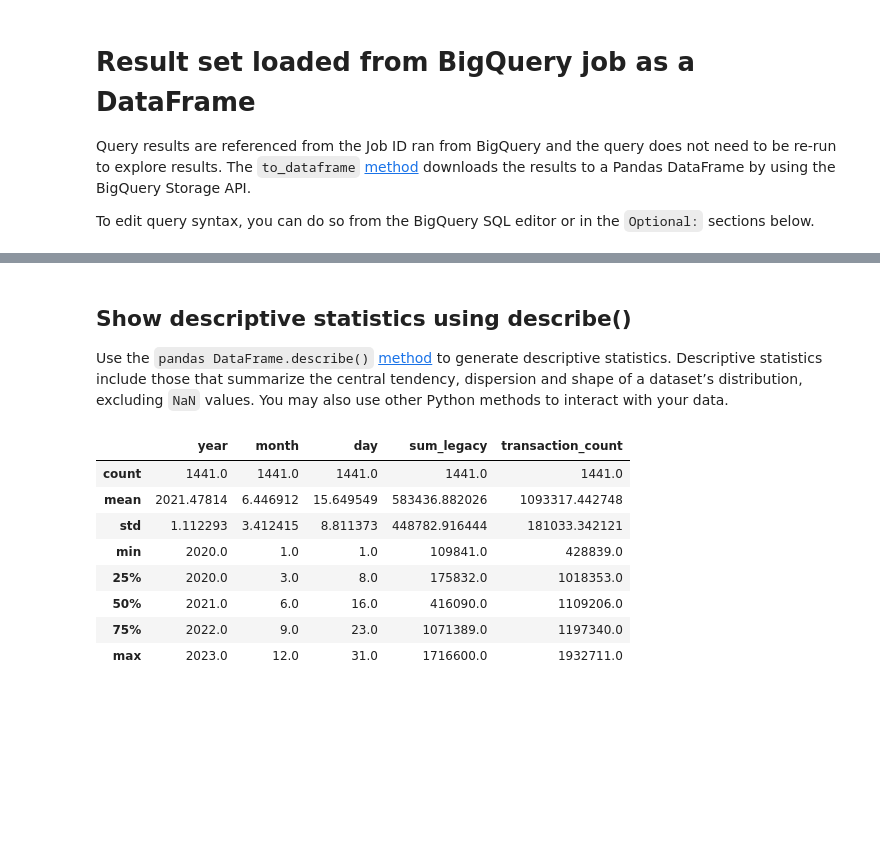
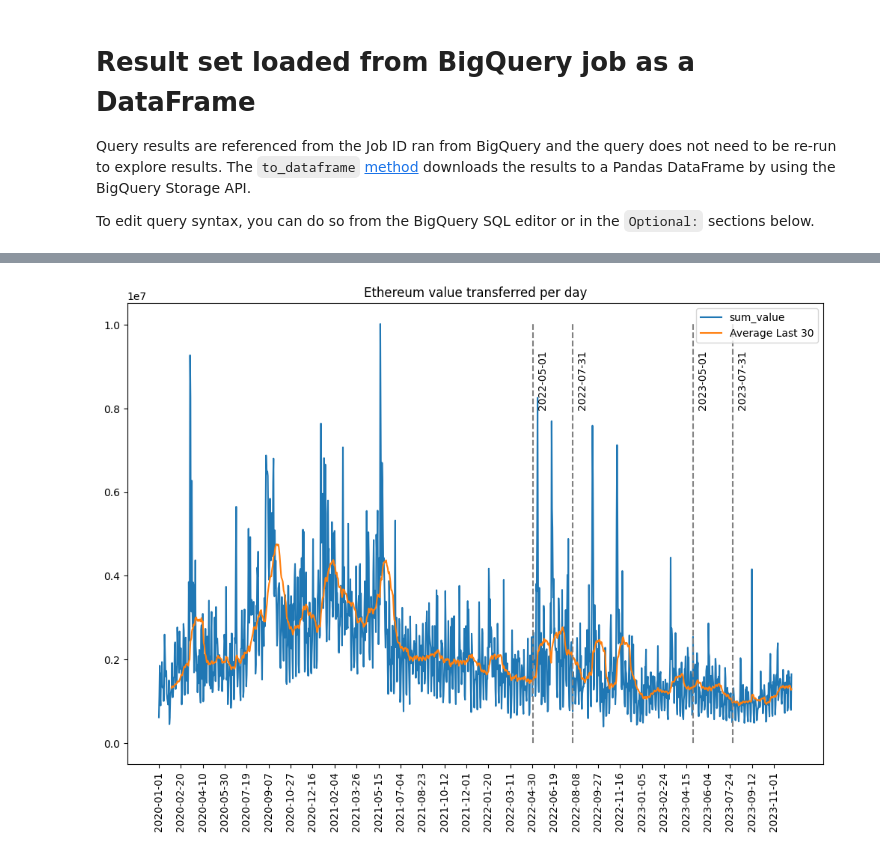
Before and after one commit to argelignacio/TRABAJO-PROFESIONAL-7599-, a Jupyter notebook: analysis/00 - Transaction count.ipynb, the cells around one changed output, grey strips where cells are left out. Drawn from its saved outputs; the diff is of its cells as text; code cells hidden in the pictures; blank space fills up the shorter version.

````diff
--- a/analysis/00 - Transaction count.ipynb
+++ b/analysis/00 - Transaction count.ipynb
@@ -65,22 +68,2 @@ results
-# %% [markdown]
-## Show descriptive statistics using describe()
-Use the ```pandas DataFrame.describe()```
-[method](https://pandas.pydata.org/docs/reference/api/pandas.DataFrame.describe.html)
-to generate descriptive statistics. Descriptive statistics include those that
-summarize the central tendency, dispersion and shape of a dataset’s
-distribution, excluding ```NaN``` values. You may also use other Python methods
-to interact with your data.
-# %%
-results.describe()
-# %% [output]
-|  | year | month | day | sum_legacy | transaction_count |
-| count | 1441.0 | 1441.0 | 1441.0 | 1441.0 | 1441.0 |
-| mean | 2021.47814 | 6.446912 | 15.649549 | 583436.882026 | 1093317.442748 |
-| std | 1.112293 | 3.412415 | 8.811373 | 448782.916444 | 181033.342121 |
-| min | 2020.0 | 1.0 | 1.0 | 109841.0 | 428839.0 |
-| 25% | 2020.0 | 3.0 | 8.0 | 175832.0 | 1018353.0 |
-| 50% | 2021.0 | 6.0 | 16.0 | 416090.0 | 1109206.0 |
-| 75% | 2022.0 | 9.0 | 23.0 | 1071389.0 | 1197340.0 |
-| max | 2023.0 | 12.0 | 31.0 | 1716600.0 | 1932711.0 |
 # %%
 results['date'] = results.apply(lambda row: str(row['year']) + '-' + ('0' + str(row['month']))[-2:] + '-' + ('0' + str(row['day']))[-2:], axis=1)
@@ -107,4 +103,8 @@ def show_metric(metric, title='', moving_average=False):
   plt.show()
+# %%
+show_metric('sum_value', 'Ethereum value transferred per day', moving_average=True, label_height=0.8)
+# %% [output]
+[figure, added]
 # %%
 show_metric('sum_legacy', 'Ethereum legacy transactions per day', moving_average=True)
 # %% [output]
````
Also changed, not shown: parts of 15 cells of this notebook, 8 other files.
